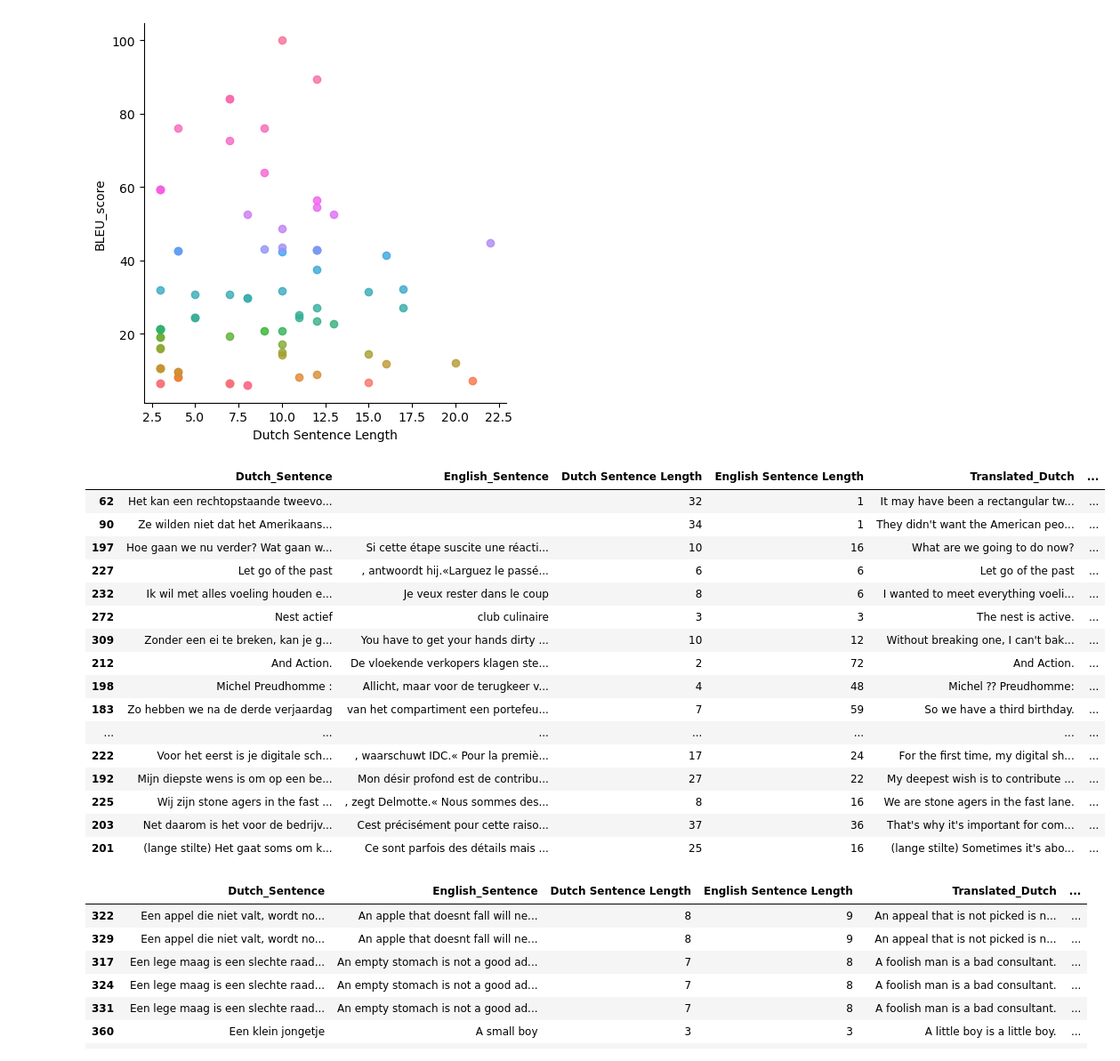
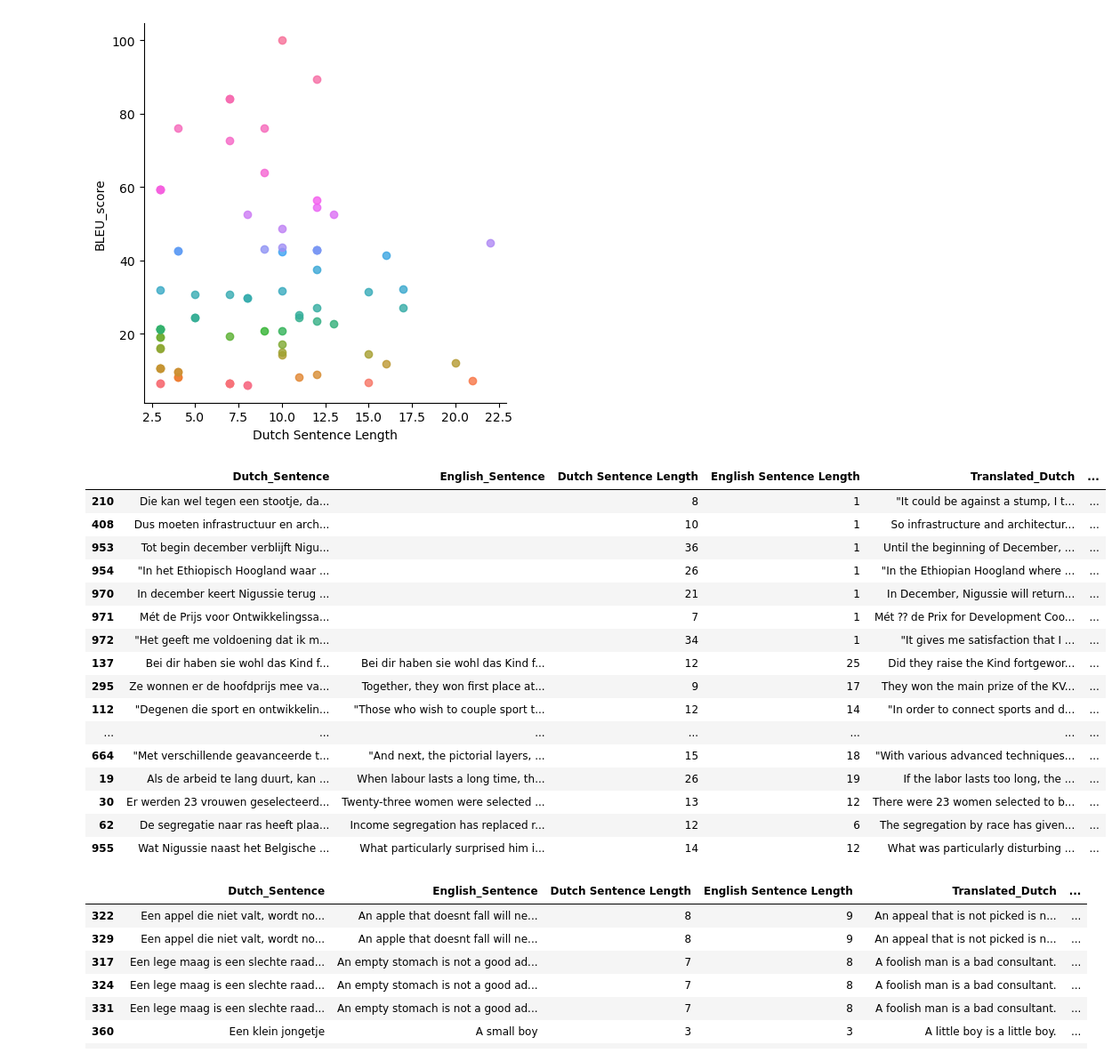
Before and after one commit to IkNOw57/Language-as-Data, a Jupyter notebook: Code/Generate_Llama_Annotations.ipynb, the cells around one changed output. Shown at 89% size. Drawn from its saved outputs; the diff is of its cells as text; code cells hidden in the pictures.

```diff
--- a/Code/Generate_Llama_Annotations.ipynb
+++ b/Code/Generate_Llama_Annotations.ipynb
@@ -161,25 +161,25 @@ plot.savefig('./BLEU_synth.png')
 # %% [output]
 [figure]
 # %%
-corpus_df.nsmallest(n=20, columns = ['BLEU_score'])
+corpus_df.nsmallest(n=30, columns = ['BLEU_score'])
 # %% [output]
 |  | Dutch_Sentence | English_Sentence | Dutch Sentence Length | English Sentence Length | Translated_Dutch | ... |
-| 62 | Het kan een rechtopstaande tweevo... |  | 32 | 1 | It may have been a rectangular tw... | ... |
-| 90 | Ze wilden niet dat het Amerikaans... |  | 34 | 1 | They didn't want the American peo... | ... |
-| 197 | Hoe gaan we nu verder? Wat gaan w... | Si cette étape suscite une réacti... | 10 | 16 | What are we going to do now? | ... |
-| 227 | Let go of the past | , antwoordt hij.«Larguez le passé... | 6 | 6 | Let go of the past | ... |
-| 232 | Ik wil met alles voeling houden e... | Je veux rester dans le coup | 8 | 6 | I wanted to meet everything voeli... | ... |
-| 272 | Nest actief | club culinaire | 3 | 3 | The nest is active. | ... |
-| 309 | Zonder een ei te breken, kan je g... | You have to get your hands dirty ... | 10 | 12 | Without breaking one, I can't bak... | ... |
-| 212 | And Action. | De vloekende verkopers klagen ste... | 2 | 72 | And Action. | ... |
-| 198 | Michel Preudhomme : | Allicht, maar voor de terugkeer v... | 4 | 48 | Michel ⁇ Preudhomme: | ... |
-| 183 | Zo hebben we na de derde verjaardag | van het compartiment een portefeu... | 7 | 59 | So we have a third birthday. | ... |
+| 210 | Die kan wel tegen een stootje, da... |  | 8 | 1 | "It could be against a stump, I t... | ... |
+| 408 | Dus moeten infrastructuur en arch... |  | 10 | 1 | So infrastructure and architectur... | ... |
+| 953 | Tot begin december verblijft Nigu... |  | 36 | 1 | Until the beginning of December, ... | ... |
+| 954 | "In het Ethiopisch Hoogland waar ... |  | 26 | 1 | "In the Ethiopian Hoogland where ... | ... |
+| 970 | In december keert Nigussie terug ... |  | 21 | 1 | In December, Nigussie will return... | ... |
+| 971 | Mét de Prijs voor Ontwikkelingssa... |  | 7 | 1 | Mét ⁇ de Prix for Development Coo... | ... |
+| 972 | "Het geeft me voldoening dat ik m... |  | 34 | 1 | "It gives me satisfaction that I ... | ... |
+| 137 | Bei dir haben sie wohl das Kind f... | Bei dir haben sie wohl das Kind f... | 12 | 25 | Did they raise the Kind fortgewor... | ... |
+| 295 | Ze wonnen er de hoofdprijs mee va... | Together, they won first place at... | 9 | 17 | They won the main prize of the KV... | ... |
+| 112 | "Degenen die sport en ontwikkelin... | "Those who wish to couple sport t... | 12 | 14 | "In order to connect sports and d... | ... |
 | ... | ... | ... | ... | ... | ... | ... |
-| 222 | Voor het eerst is je digitale sch... | , waarschuwt IDC.« Pour la premiè... | 17 | 24 | For the first time, my digital sh... | ... |
-| 192 | Mijn diepste wens is om op een be... | Mon désir profond est de contribu... | 27 | 22 | My deepest wish is to contribute ... | ... |
-| 225 | Wij zijn stone agers in the fast ... | , zegt Delmotte.« Nous sommes des... | 8 | 16 | We are stone agers in the fast lane. | ... |
-| 203 | Net daarom is het voor de bedrijv... | Cest précisément pour cette raiso... | 37 | 36 | That's why it's important for com... | ... |
-| 201 | (lange stilte) Het gaat soms om k... | Ce sont parfois des détails mais ... | 25 | 16 | (lange stilte) Sometimes it's abo... | ... |
+| 664 | "Met verschillende geavanceerde t... | "And next, the pictorial layers, ... | 15 | 18 | "With various advanced techniques... | ... |
+| 19 | Als de arbeid te lang duurt, kan ... | When labour lasts a long time, th... | 26 | 19 | If the labor lasts too long, the ... | ... |
+| 30 | Er werden 23 vrouwen geselecteerd... | Twenty-three women were selected ... | 13 | 12 | There were 23 women selected to b... | ... |
+| 62 | De segregatie naar ras heeft plaa... | Income segregation has replaced r... | 12 | 6 | The segregation by race has given... | ... |
+| 955 | Wat Nigussie naast het Belgische ... | What particularly surprised him i... | 14 | 12 | What was particularly disturbing ... | ... |
 # %%
 worst_synth_df = synthetic_df.nsmallest(n=20, columns = ['BLEU_score'])
 # %%
```
Also changed, not shown: parts of 4 cells of this notebook, 19 other files.
